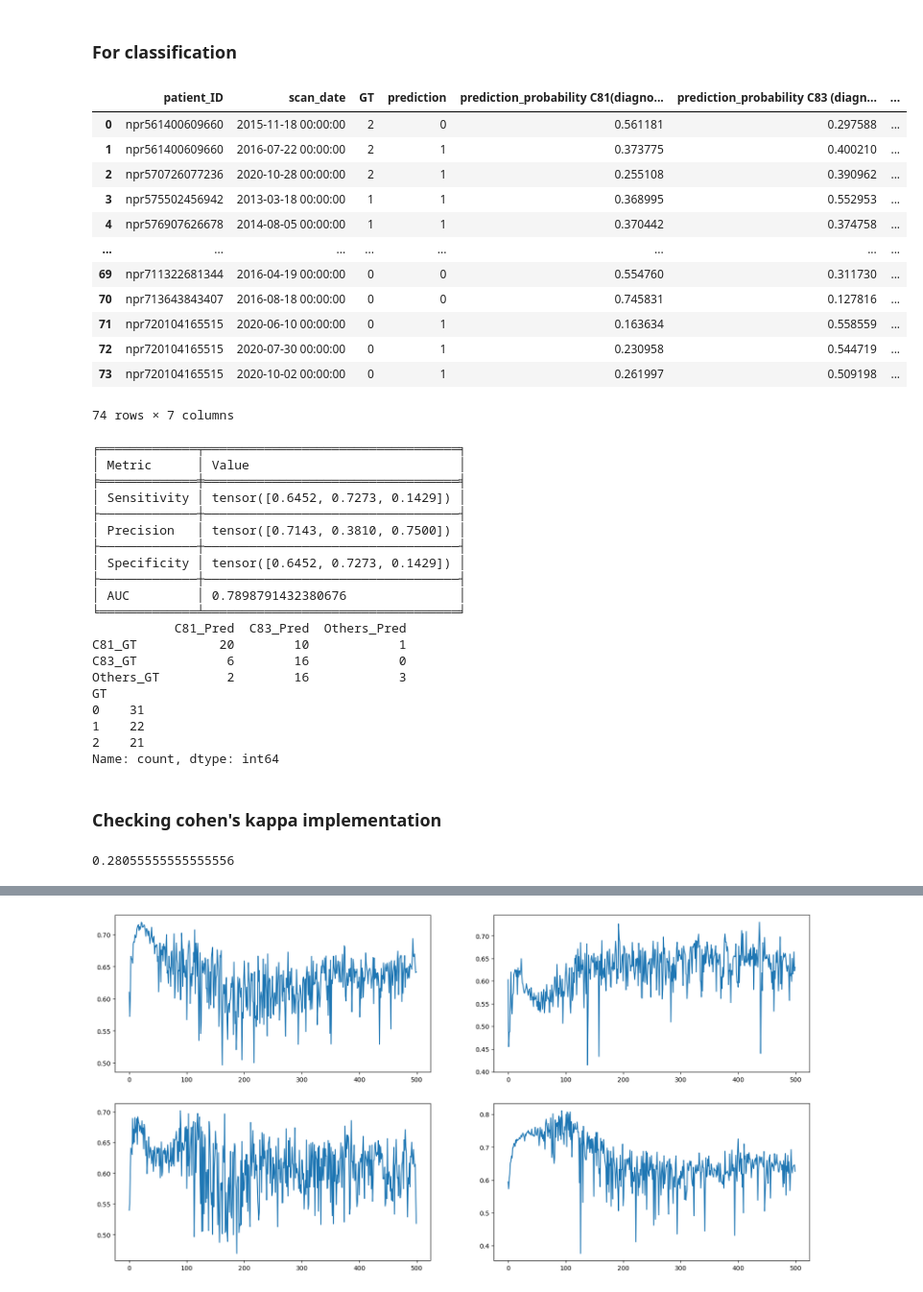
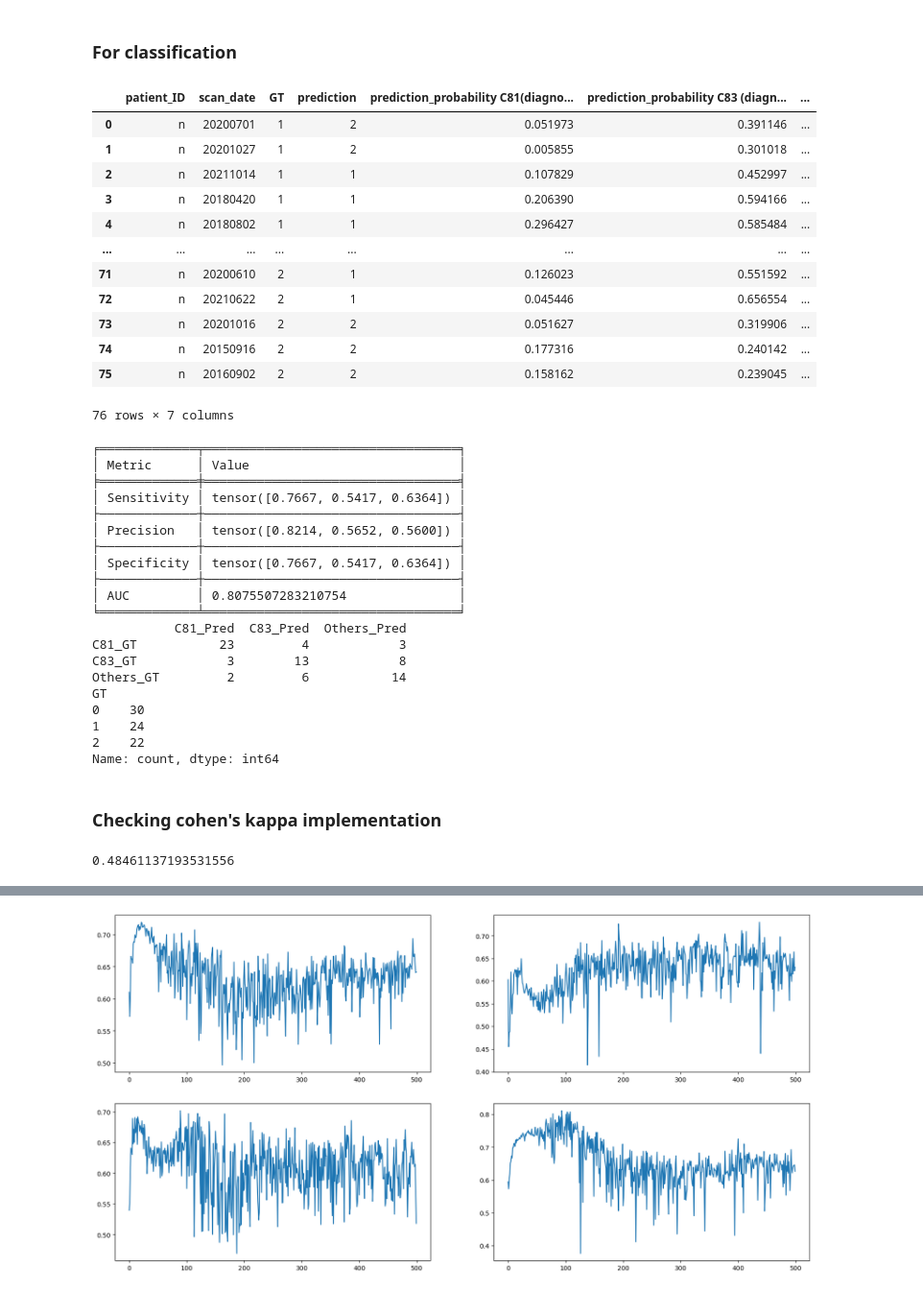
Before and after one commit to NickosKal/UCAN-PET-CT-image-data-handling-pipeline, a Jupyter notebook: Task4/Data_preparation/evaluate_models.ipynb, the cells around one changed output, grey strips where cells are left out. Shown at 96% size. Saved outputs shown, nothing was run; the diff lists cells and outputs as text; code cells hidden in the pictures.

```diff
--- a/Task4/Data_preparation/evaluate_models.ipynb
+++ b/Task4/Data_preparation/evaluate_models.ipynb
@@ -66,25 +66,25 @@ def calculate_multiclass_metrics(pred_prob, GT):
 # %% [markdown]
 ### For classification
 # %%
-data = pd.read_csv("/media/andres/T7 Shield1/UCAN_project/Results/classification/CV_6/Metrics/epoch_63.csv")
-data = data.drop(columns=(['Unnamed: 0', 'pat_ID', 'prediction_probability (diagnosis)']))
+data = pd.read_csv("/media/andres/T7 Shield1/UCAN_project/Results/classification/Diagnosis/Experiment_1/CV_3/Metrics/epoch_144.csv")
+# data = data.drop(columns=(['Unnamed: 0', 'pat_ID', 'prediction_probability (diagnosis)']))
 new_order = ['patient_ID', 'scan_date', 'GT', 'prediction', 'prediction_probability C81(diagnosis)', 'prediction_probability C83 (diagnosis)', "prediction_probability Others (diagnosis)"]
 data = data[new_order]
 data
 # %% [output]
 |  | patient_ID | scan_date | GT | prediction | prediction_probability C81(diagno... | prediction_probability C83 (diagn... | ... |
-| 0 | npr561400609660 | 2015-11-18 00:00:00 | 2 | 0 | 0.561181 | 0.297588 | ... |
-| 1 | npr561400609660 | 2016-07-22 00:00:00 | 2 | 1 | 0.373775 | 0.400210 | ... |
-| 2 | npr570726077236 | 2020-10-28 00:00:00 | 2 | 1 | 0.255108 | 0.390962 | ... |
-| 3 | npr575502456942 | 2013-03-18 00:00:00 | 1 | 1 | 0.368995 | 0.552953 | ... |
-| 4 | npr576907626678 | 2014-08-05 00:00:00 | 1 | 1 | 0.370442 | 0.374758 | ... |
+| 0 | n | 20200701 | 1 | 2 | 0.051973 | 0.391146 | ... |
+| 1 | n | 20201027 | 1 | 2 | 0.005855 | 0.301018 | ... |
+| 2 | n | 20211014 | 1 | 1 | 0.107829 | 0.452997 | ... |
+| 3 | n | 20180420 | 1 | 1 | 0.206390 | 0.594166 | ... |
+| 4 | n | 20180802 | 1 | 1 | 0.296427 | 0.585484 | ... |
 | ... | ... | ... | ... | ... | ... | ... | ... |
-| 69 | npr711322681344 | 2016-04-19 00:00:00 | 0 | 0 | 0.554760 | 0.311730 | ... |
-| 70 | npr713643843407 | 2016-08-18 00:00:00 | 0 | 0 | 0.745831 | 0.127816 | ... |
-| 71 | npr720104165515 | 2020-06-10 00:00:00 | 0 | 1 | 0.163634 | 0.558559 | ... |
-| 72 | npr720104165515 | 2020-07-30 00:00:00 | 0 | 1 | 0.230958 | 0.544719 | ... |
-| 73 | npr720104165515 | 2020-10-02 00:00:00 | 0 | 1 | 0.261997 | 0.509198 | ... |
+| 71 | n | 20200610 | 2 | 1 | 0.126023 | 0.551592 | ... |
+| 72 | n | 20210622 | 2 | 1 | 0.045446 | 0.656554 | ... |
+| 73 | n | 20201016 | 2 | 2 | 0.051627 | 0.319906 | ... |
+| 74 | n | 20150916 | 2 | 2 | 0.177316 | 0.240142 | ... |
+| 75 | n | 20160902 | 2 | 2 | 0.158162 | 0.239045 | ... |
-74 rows × 7 columns
+76 rows × 7 columns
 # %%
 from sklearn.metrics import confusion_matrix
 
@@ -100,22 +100,22 @@ print(data.GT.value_counts())
 ╒═════════════╤══════════════════════════════════╕
 │ Metric      │ Value                            │
 ╞═════════════╪══════════════════════════════════╡
-│ Sensitivity │ tensor([0.6452, 0.7273, 0.1429]) │
+│ Sensitivity │ tensor([0.7667, 0.5417, 0.6364]) │
 ├─────────────┼──────────────────────────────────┤
-│ Precision   │ tensor([0.7143, 0.3810, 0.7500]) │
+│ Precision   │ tensor([0.8214, 0.5652, 0.5600]) │
 ├─────────────┼──────────────────────────────────┤
-│ Specificity │ tensor([0.6452, 0.7273, 0.1429]) │
+│ Specificity │ tensor([0.7667, 0.5417, 0.6364]) │
 ├─────────────┼──────────────────────────────────┤
-│ AUC         │ 0.7898791432380676               │
+│ AUC         │ 0.8075507283210754               │
 ╘═════════════╧══════════════════════════════════╛
            C81_Pred  C83_Pred  Others_Pred
-C81_GT           20        10            1
-C83_GT            6        16            0
-Others_GT         2        16            3
+C81_GT           23         4            3
+C83_GT            3        13            8
+Others_GT         2         6           14
 GT
-0    31
-1    22
-2    21
+0    30
+1    24
+2    22
 Name: count, dtype: int64
 # %% [markdown]
 ### Checking cohen's kappa implementation
@@ -126,7 +126,7 @@ data_pred_converted = np.argmax(data[["prediction_probability C81(diagnosis)", "
 c_k = cohen_kappa_score(np.array(data_pred_converted), np.array(data['GT']))
 c_k
 # %% [output]
-0.28055555555555556
+0.48461137193531556
 # %%
 cv_auc_arr = np.load("/media/andres/T7 Shield1/UCAN_project/Results/classification/Diagnosis/Experiment_1/CV_1/plot.npy")
 # for i in range(5):
```
Also changed, not shown: parts of 1 cell of this notebook, 14 other files.
